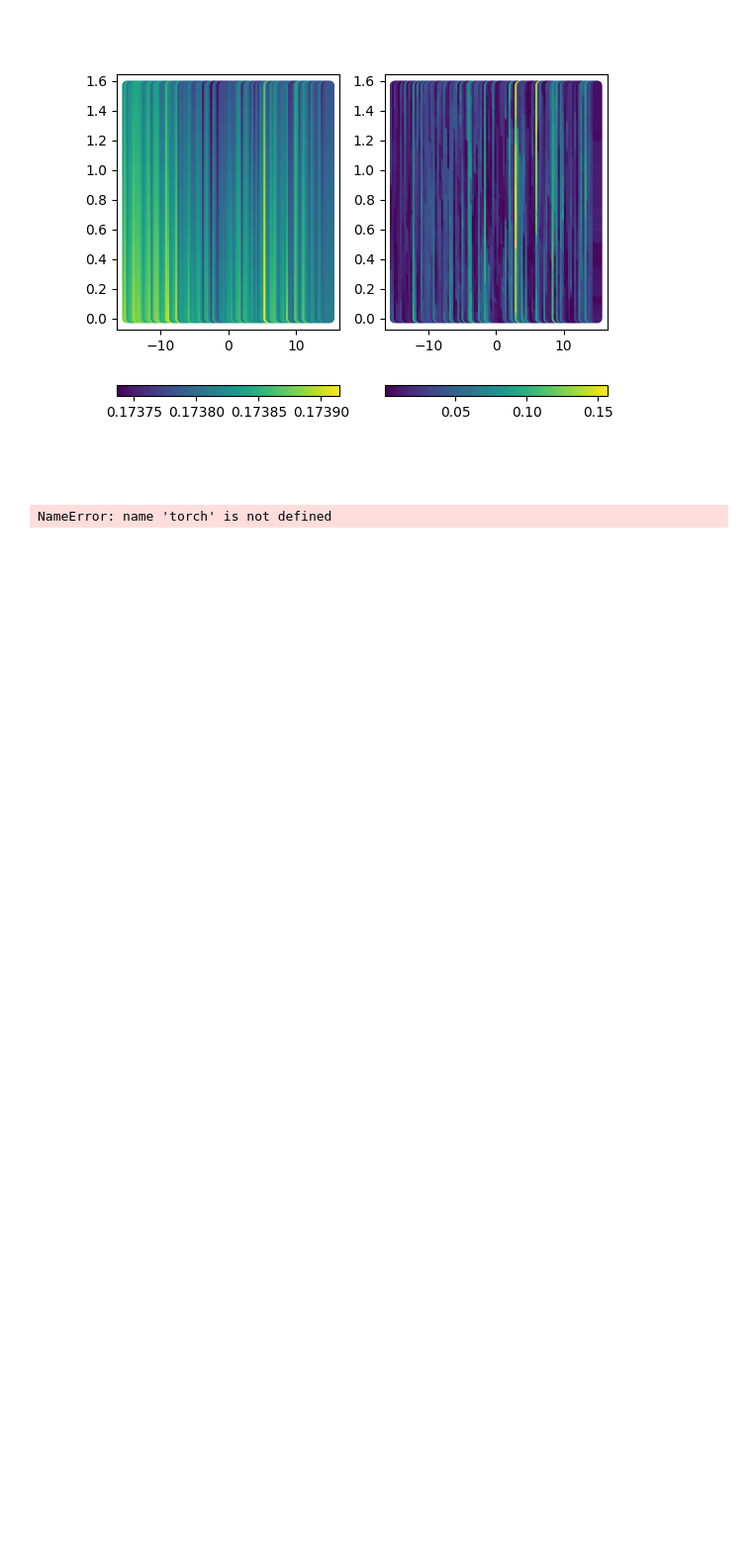
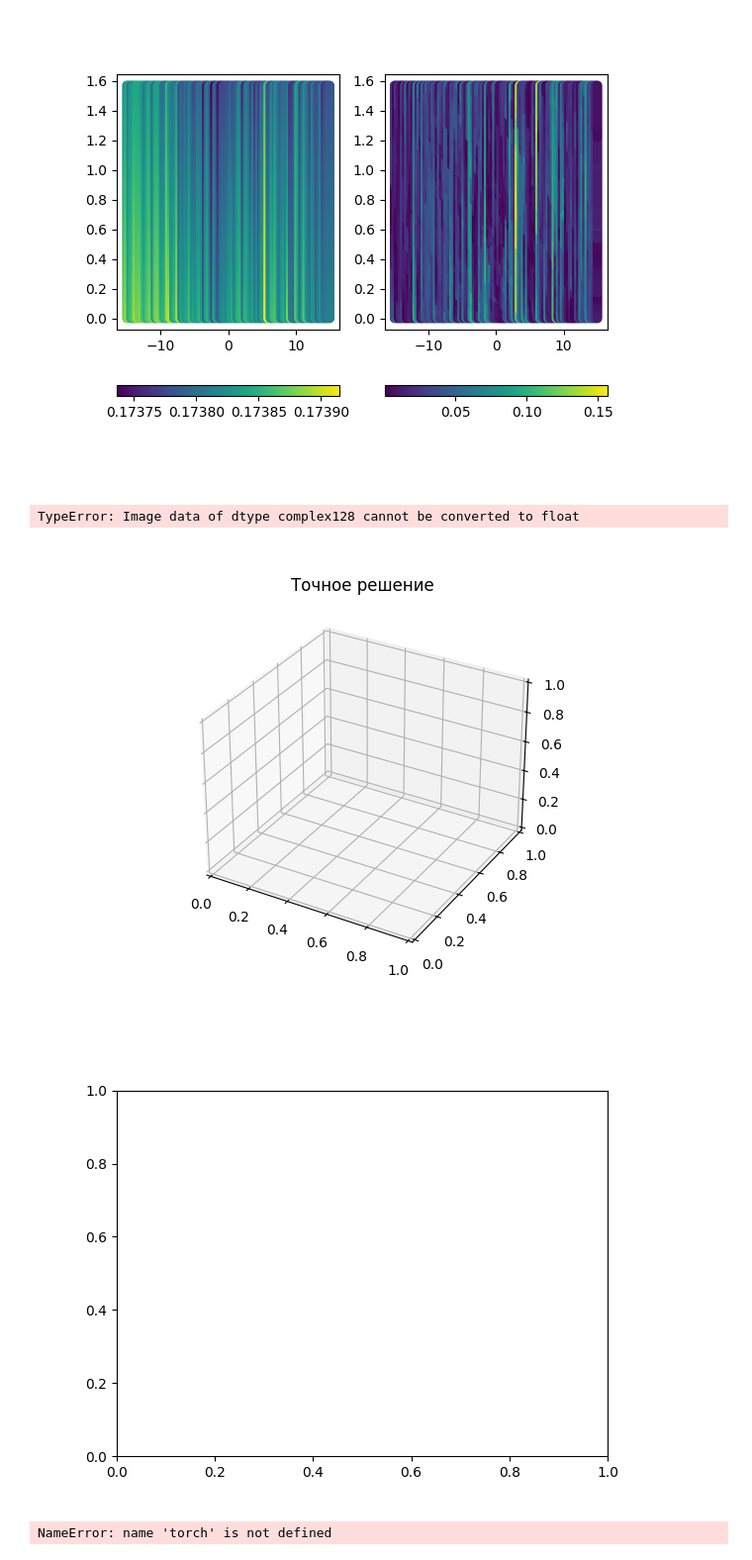
Before and after one commit to Alex1um/IKKN, a Jupyter notebook: NLSE.ipynb, the cells around one changed output. Shown at 99% size. Drawn from its saved outputs; the diff is of its cells as text; code cells hidden in the pictures; blank space fills up the shorter version.

```diff
--- a/NLSE.ipynb
+++ b/NLSE.ipynb
@@ -495,6 +499,22 @@ fig3.colorbar(sc12, ax=ax12, orientation="horizontal")
 [figure]
 [figure]
 [figure]
+# %%
+fig, ax = plt.subplots(subplot_kw={"projection": "3d"})
+fig2, ax2 = plt.subplots()
+ax.set_title("Точное решение")
+x, t = torch.linspace(-15, 15, 100, dtype=torch.complex64), torch.linspace(0, torch.pi / 2, 100, dtype=torch.complex64)
+x.requires_grad = True
+t.requires_grad = True
+grid_x, grid_t = torch.meshgrid(x, t)
+e = exact(grid_x, grid_t)
+res = residual(e, grid_x, grid_t, device="cpu", dtype=torch.complex64)
+ax.plot_surface(grid_x.detach(), grid_t.detach(), e.abs().detach(), cmap="rainbow")
+ax2.contourf(grid_x.detach(), grid_t.detach(), res, cmap="rainbow")
+# %% [output]
+TypeError: Image data of dtype complex128 cannot be converted to float
+[figure, added]
+[figure, added]
 # %%
 plt.close("all")
 # %%
```
Also changed, not shown: parts of 7 cells of this notebook.
